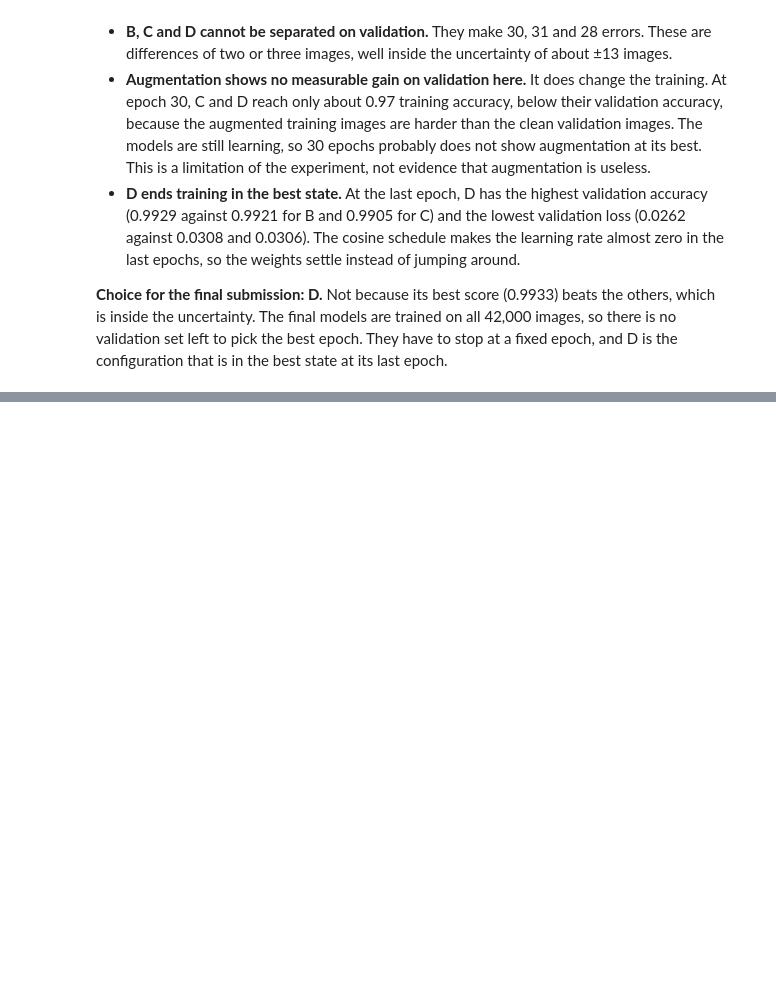
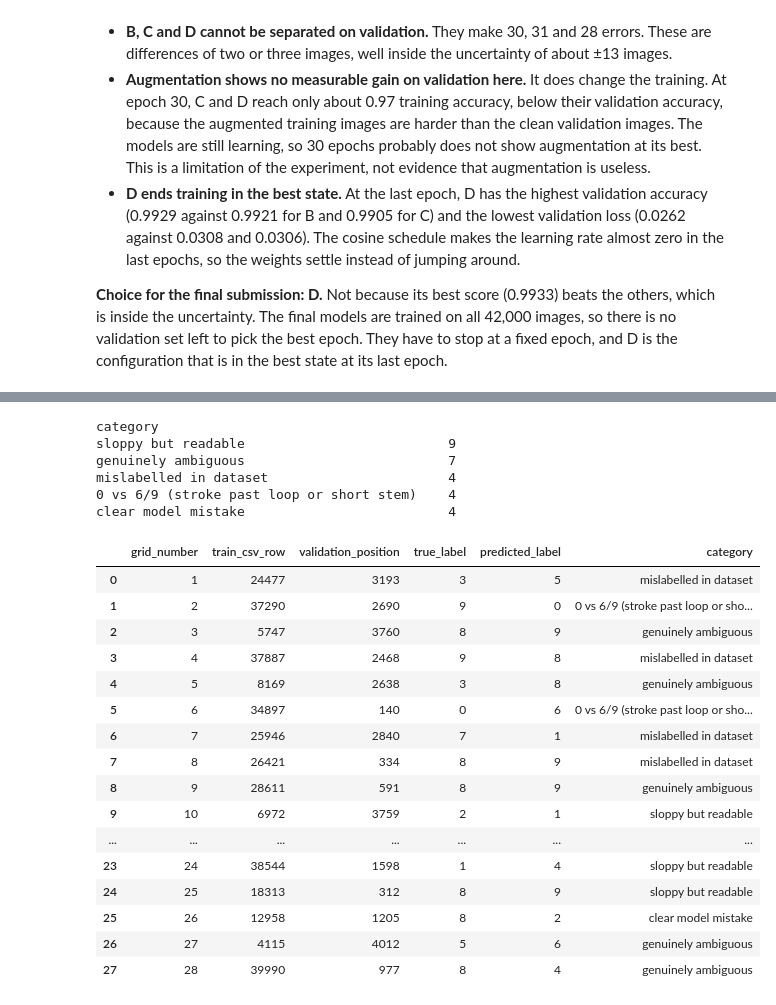
Before and after one commit to estellearnander/digit-recognizer, a Jupyter notebook: notebooks/digit_recognizer.ipynb, the cells around one changed output, grey strips where cells are left out. Saved outputs shown, nothing was run; the diff lists cells and outputs as text; code cells hidden in the pictures; blank space fills up the shorter version.

```diff
--- a/notebooks/digit_recognizer.ipynb
+++ b/notebooks/digit_recognizer.ipynb
@@ -607,0 +708,28 @@ epoch. They have to stop at a fixed epoch, and D is the configuration that is in
+# %%
+review = pd.read_csv(results_dir / "misclassified_review.csv")
+print(review["category"].value_counts().to_string())
+review
+# %% [output]
+category
+sloppy but readable                          9
+genuinely ambiguous                          7
+mislabelled in dataset                       4
+0 vs 6/9 (stroke past loop or short stem)    4
+clear model mistake                          4
+|  | grid_number | train_csv_row | validation_position | true_label | predicted_label | category |
+| 0 | 1 | 24477 | 3193 | 3 | 5 | mislabelled in dataset |
+| 1 | 2 | 37290 | 2690 | 9 | 0 | 0 vs 6/9 (stroke past loop or sho... |
+| 2 | 3 | 5747 | 3760 | 8 | 9 | genuinely ambiguous |
+| 3 | 4 | 37887 | 2468 | 9 | 8 | mislabelled in dataset |
+| 4 | 5 | 8169 | 2638 | 3 | 8 | genuinely ambiguous |
+| 5 | 6 | 34897 | 140 | 0 | 6 | 0 vs 6/9 (stroke past loop or sho... |
+| 6 | 7 | 25946 | 2840 | 7 | 1 | mislabelled in dataset |
+| 7 | 8 | 26421 | 334 | 8 | 9 | mislabelled in dataset |
+| 8 | 9 | 28611 | 591 | 8 | 9 | genuinely ambiguous |
+| 9 | 10 | 6972 | 3759 | 2 | 1 | sloppy but readable |
+| ... | ... | ... | ... | ... | ... | ... |
+| 23 | 24 | 38544 | 1598 | 1 | 4 | sloppy but readable |
+| 24 | 25 | 18313 | 312 | 8 | 9 | sloppy but readable |
+| 25 | 26 | 12958 | 1205 | 8 | 2 | clear model mistake |
+| 26 | 27 | 4115 | 4012 | 5 | 6 | genuinely ambiguous |
+| 27 | 28 | 39990 | 977 | 8 | 4 | genuinely ambiguous |
```
Also changed, not shown: parts of 9 cells of this notebook, 8 other files.
